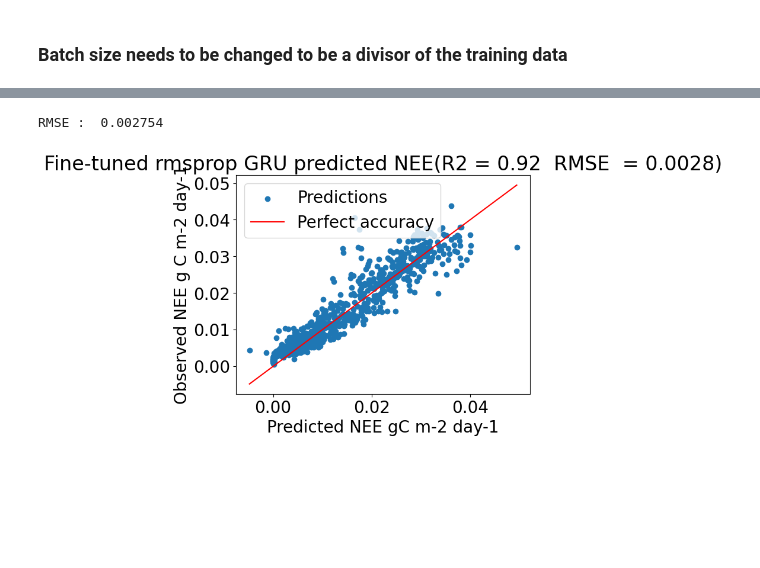
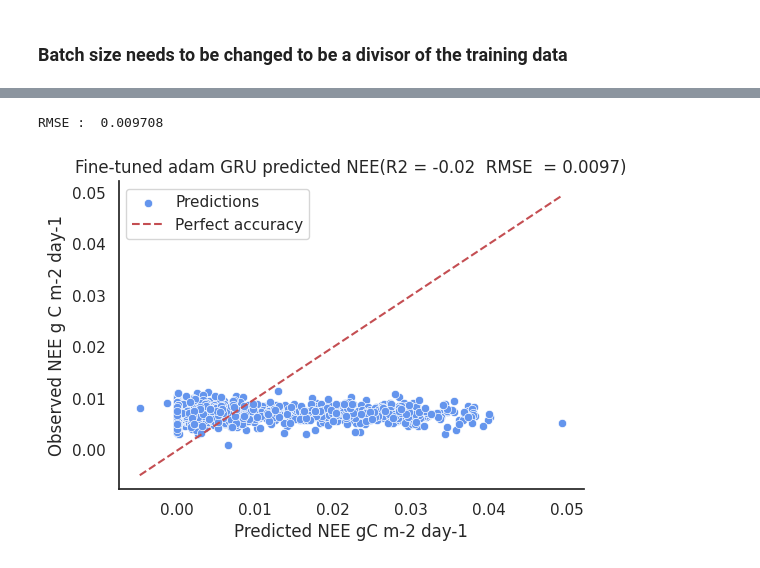
Before and after one commit to DinisDimitris/Net-ecosystem-exchange-Quantification, a Jupyter notebook: GRU-finetune.ipynb, the cells around one changed output, grey strips where cells are left out. Drawn from its saved outputs; the diff is of its cells as text; code cells hidden in the pictures; blank space fills up the shorter version.

```diff
--- a/GRU-finetune.ipynb
+++ b/GRU-finetune.ipynb
@@ -261,4 +261,9 @@ plt.legend()
 # %%
+model1=KGML(len(feat_cols),n_a,n_l,1,dropout)
+
+checkpoint=torch.load(path_save + '/gru_fine_tune')
+model1.load_state_dict(checkpoint['model_state_dict'])
+
 X_test_torch = torch.tensor(X_test.values)
 Y_test_torch = torch.tensor(Y_test.values)
 
@@ -272,38 +277,38 @@ with torch.no_grad():
 
     hidden = hidden.float()
 
-    Y_test_pred, hidden = model1(X_test_torch.float())
+    Y_test_pred, hidden = model1(X_test_torch.float(), hidden)
 
     loss = my_loss(Y_test_pred, Y_test_torch)
 
     test_R2=compute_r2(Y_test_pred[:,:,0].contiguous().view(-1),Y_test_torch[:,:,0].contiguous().view(-1)).item()
 # %%
-# Calculate R2 score
-
+import seaborn as sns
 obs_flatten = Y_test_torch.flatten()
 predicted_flatten = Y_test_pred.flatten()
 
 r2 = R2(obs_flatten, predicted_flatten)
 
 rmse = np.sqrt(MSE(obs_flatten, predicted_flatten))
 print("RMSE : % f" %(rmse))
 
-# Create scatter plot
-plt.scatter(obs_flatten, predicted_flatten)
+sns.set(style='white', color_codes=True)
+plt.figure(figsize=(6, 4))
+sns.scatterplot(x=obs_flatten, y=predicted_flatten, color='cornflowerblue')
 
-# Plot a red line for perfect accuracy
 x = np.linspace(min(obs_flatten), max(obs_flatten), 100)
-plt.plot(x, x, color='r')
+plt.plot(x, x, color='r', linestyle='--')
 
-# Add title and legend
 plt.title("Fine-tuned " + opt_name + " GRU predicted " + target +  "(R2 = %0.2f  RMSE  = %0.4f)" %  (r2, rmse))
 plt.legend(['Predictions', 'Perfect accuracy'], loc='upper left')
 plt.xlabel("Predicted NEE gC m-2 day-1")
 plt.ylabel("Observed NEE g C m-2 day-1")
 
+sns.despine()
+
 #plt.savefig("results/bayesian pretrained, grid search fine tuned xgb model  " + target + "with planting details.png" )
 # Show plot
 plt.show()
 # %% [output]
-RMSE :  0.002754
+RMSE :  0.009708
-[figure, old version]
+[figure, new version]
```
Also changed, not shown: parts of 1 cell of this notebook, 6 other files.
